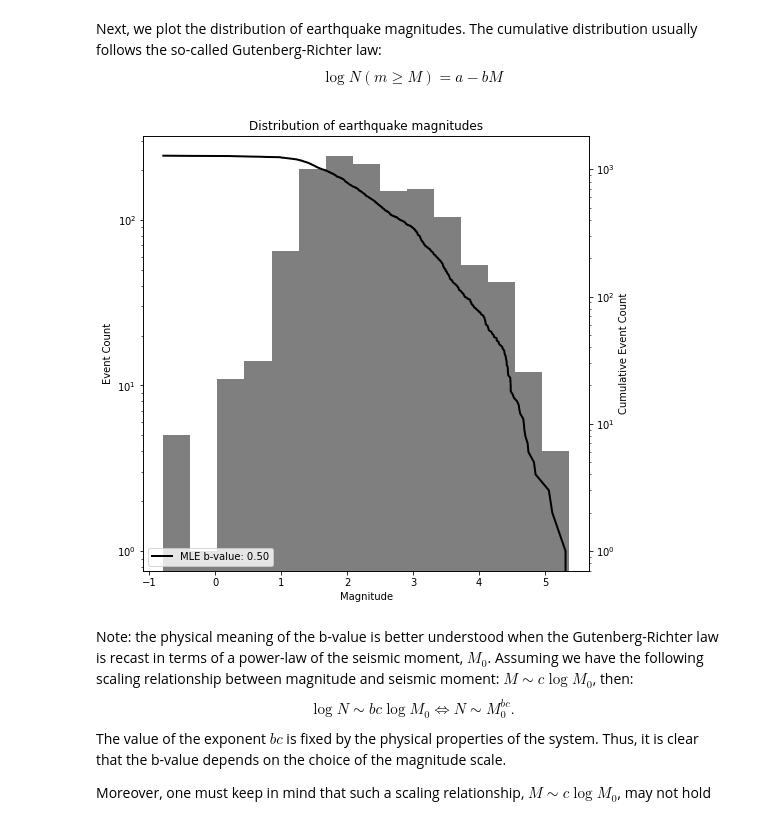
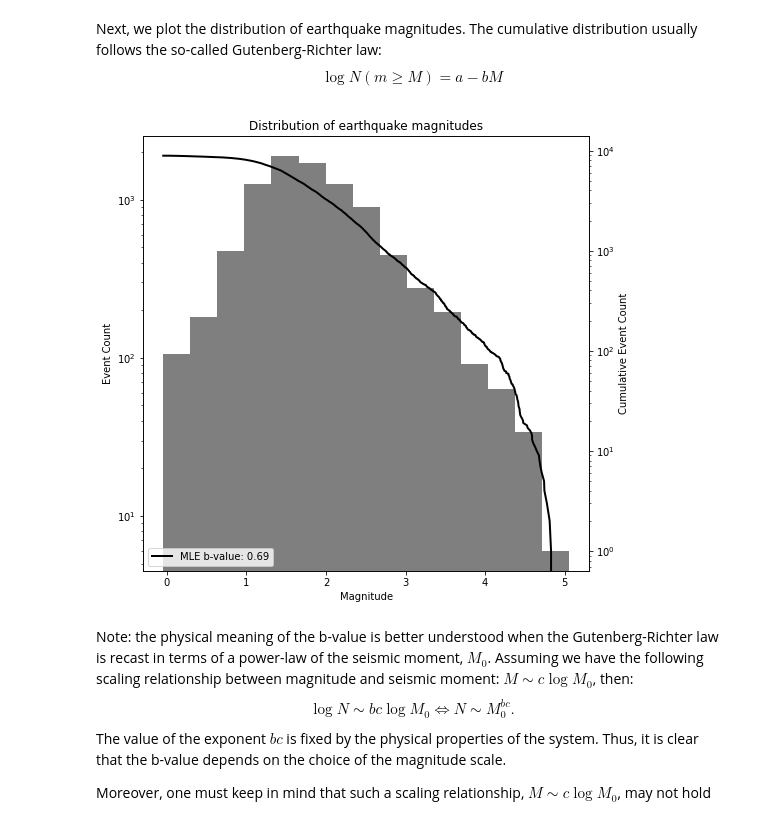
Before and after one commit to AI4EPS/Earthquake_Catalog_Workshop, a Jupyter notebook: notebooks/tm_multiple_templates.ipynb, the cells around one changed output. Cells and saved outputs as stored; diff of their text form; code cells hidden in the pictures.

Commit message:
Run with more templates and catalog comparison

```diff
--- a/notebooks/tm_multiple_templates.ipynb
+++ b/notebooks/tm_multiple_templates.ipynb
@@ -543,7 +639,10 @@ catalog = {
     "detection_time": [],
     "cc": [],
     "normalized_cc": [],
-    "tid": []
+    "tid": [],
+    "longitude": [],
+    "latitude": [],
+    "depth": []
 }
 
 for t, tid in enumerate(template_ids):
@@ -555,6 +654,12 @@ for t, tid in enumerate(template_ids):
         catalog["cc"].append(cc[t, event_cc_indexes[i]])
         catalog["normalized_cc"].append(cc[t, event_cc_indexes[i]] / detection_threshold)
         catalog["tid"].append(tid)
+        template_hypocenter = selected_events_meta[
+            selected_events_meta["event_index"] == tid
+        ].iloc[0]
+        catalog["longitude"].append(template_hypocenter["longitude"])
+        catalog["latitude"].append(template_hypocenter["latitude"])
+        catalog["depth"].append(template_hypocenter["depth_km"])
 catalog = pd.DataFrame(catalog)
 catalog.sort_values("detection_time", inplace=True)
 catalog
@@ -584,7 +689,7 @@ COMPONENT_NAME = "Z"
 
 sta_idx = station_codes.index(STATION_NAME)
 cp_idx = component_codes.index(COMPONENT_NAME)
-tp_idx = 1
+tp_idx = 223
 
 subcatalog = catalog[catalog["tid"] == template_ids.iloc[tp_idx]]
 
@@ -801,0 +925,16 @@ intertemplate_distances
+# %%
+intertemplate_distances = compute_distances(
+    selected_events_meta["longitude"].values,
+    selected_events_meta["latitude"].values,
+    selected_events_meta["depth_km"].values,
+    selected_events_meta["longitude"].values,
+    selected_events_meta["latitude"].values,
+    selected_events_meta["depth_km"].values,
+    backend="cartopy"
+)
+
+intertemplate_distances = pd.DataFrame(
+        index=template_ids.values, columns=template_ids.values, data=intertemplate_distances
+    )
+
+intertemplate_distances
@@ -972,9 +1125,9 @@ def flag_multiples(
     # -------------------------------------------
     return unique_event
 # %%
-SIMILARITY_CRITERION = 0.10
+SIMILARITY_CRITERION = 0.1
 DT_CRITERION = INTEREVENT_TIME_RESOLUTION_SEC # re-use same time resolution as before
-DISTANCE_CRITERION = 10.0
+DISTANCE_CRITERION = 15.0
 
 # if the inter-template cc value is below this value, and there are two or more detections that are close in time to each other, these will NOT be flagged as multiples.
 # So they *might* be discrete events... We need to do some tests to see how sensitive the catalog looks to this parameter ?
@@ -1133,30 +1289,33 @@ $$ \log N(m \geq M) = a - b M$$
 # %%
 fig, ax = plt.subplots(num="magnitude_distribution", figsize=(8, 8))
 axb = ax.twinx()
 ax.set_title("Distribution of earthquake magnitudes")
 
-count, m_bins, _ = ax.hist(catalog["m_rel"], bins=15, color="k", alpha=0.5, label="All channels")
+# cut off the last events of the day because those are in the tapered part of the continuous seismograms
+_cat = catalog[catalog["detection_time"] < "2019-07-04T23:45:00"]
+
+count, m_bins, _ = ax.hist(_cat["m_rel"], bins=15, color="k", alpha=0.5, label="All channels")
 
 # calculate the b-value
 m_midbins = 0.5 * (m_bins[:-1] + m_bins[1:])
 # estimate the magnitude of completeness with the maximum curvature method (Mc is taken as the mode of the magnitude distribution)
 m_c = m_midbins[count.argmax()]
-m_above_Mc = catalog["m_rel"][catalog["m_rel"] > m_c].values
+m_above_Mc = _cat["m_rel"][_cat["m_rel"] > m_c].values
 m_c_w_buffer = m_c + 0.1
 # estimate the b-value with the maximum likelihood method
 bvalue = 1.0 / (np.log(10) * np.mean(m_above_Mc - m_c_w_buffer))
 
-axb.plot(np.sort(catalog["m_rel"]), np.arange(len(catalog))[::-1], color="k", lw=2, label=f"MLE b-value: {bvalue:.2f}")
+axb.plot(np.sort(_cat["m_rel"]), np.arange(len(_cat))[::-1], color="k", lw=2, label=f"MLE b-value: {bvalue:.2f}")
 
 ax.set_xlabel("Magnitude")
 ax.set_ylabel("Event Count")
 axb.set_ylabel("Cumulative Event Count")
 axb.legend(loc="lower left")
 
 for ax in [ax, axb]:
     ax.set_yscale("log")
 # %% [output]
-[figure, old version]
+[figure, new version]
 # %% [markdown]
 Note: the physical meaning of the b-value is better understood when the Gutenberg-Richter law is recast in terms of a power-law of the seismic moment, $M_0$. Assuming we have the following scaling relationship between magnitude and seismic moment: $M \sim c \log M_0$, then:
 $$ \log N \sim b c \log M_0 \Leftrightarrow N \sim M_0^{bc}.$$
```
Also changed, not shown: parts of 37 cells of this notebook, 2 other files.
